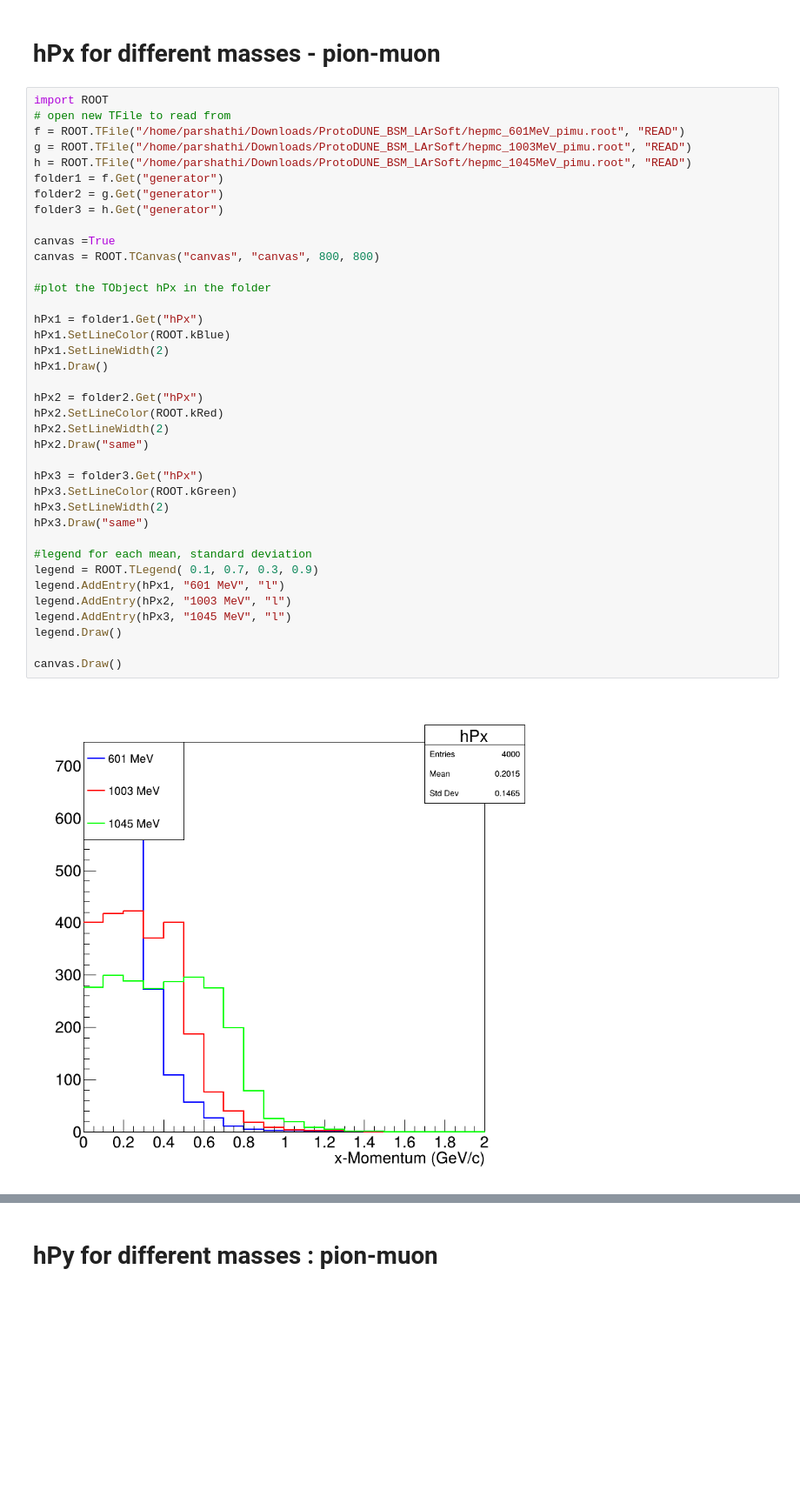
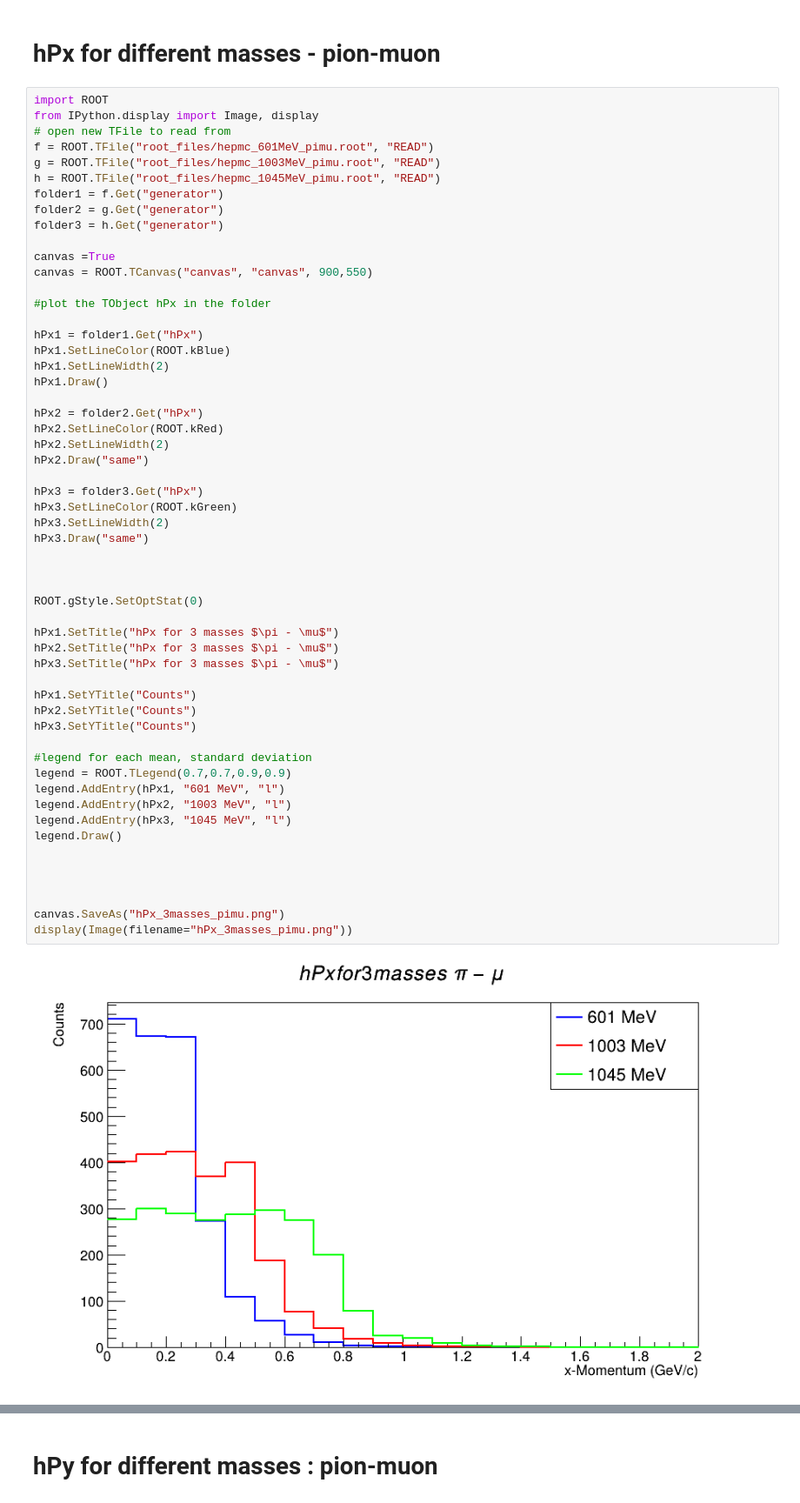
Before and after one commit to Parshathi/ProtoDUNE_BSM_LArSoft, a Jupyter notebook: Plots_diff_mass.ipynb, the cells around one changed output, grey strips where cells are left out. Shown: that part at 87% size. Saved outputs shown, nothing was run; the diff lists cells and outputs as text; blank space fills up the shorter version.

```diff
--- a/Plots_diff_mass.ipynb
+++ b/Plots_diff_mass.ipynb
@@ -131,41 +186,58 @@ Warning in <TLegend::Paint>: Legend too large to be automatically placed; a defa
 # hPx for different masses - pion-muon
 # %%
 import ROOT
+from IPython.display import Image, display
 # open new TFile to read from
-f = ROOT.TFile("/home/parshathi/Downloads/ProtoDUNE_BSM_LArSoft/hepmc_601MeV_pimu.root", "READ")
-g = ROOT.TFile("/home/parshathi/Downloads/ProtoDUNE_BSM_LArSoft/hepmc_1003MeV_pimu.root", "READ")
-h = ROOT.TFile("/home/parshathi/Downloads/ProtoDUNE_BSM_LArSoft/hepmc_1045MeV_pimu.root", "READ")
+f = ROOT.TFile("root_files/hepmc_601MeV_pimu.root", "READ")
+g = ROOT.TFile("root_files/hepmc_1003MeV_pimu.root", "READ")
+h = ROOT.TFile("root_files/hepmc_1045MeV_pimu.root", "READ")
 folder1 = f.Get("generator")
 folder2 = g.Get("generator")
 folder3 = h.Get("generator")
 
 canvas =True
-canvas = ROOT.TCanvas("canvas", "canvas", 800, 800)
+canvas = ROOT.TCanvas("canvas", "canvas", 900,550)
 
 #plot the TObject hPx in the folder
 
 hPx1 = folder1.Get("hPx")
 hPx1.SetLineColor(ROOT.kBlue)
 hPx1.SetLineWidth(2)
 hPx1.Draw()
 
 hPx2 = folder2.Get("hPx")
 hPx2.SetLineColor(ROOT.kRed)
 hPx2.SetLineWidth(2)
 hPx2.Draw("same")
 
 hPx3 = folder3.Get("hPx")
 hPx3.SetLineColor(ROOT.kGreen)
 hPx3.SetLineWidth(2)
 hPx3.Draw("same")
 
+
+
+ROOT.gStyle.SetOptStat(0)
+
+hPx1.SetTitle("hPx for 3 masses $\pi - \mu$")
+hPx2.SetTitle("hPx for 3 masses $\pi - \mu$")
+hPx3.SetTitle("hPx for 3 masses $\pi - \mu$")
+
+hPx1.SetYTitle("Counts")
+hPx2.SetYTitle("Counts")
+hPx3.SetYTitle("Counts")
+
 #legend for each mean, standard deviation
-legend = ROOT.TLegend( 0.1, 0.7, 0.3, 0.9)
+legend = ROOT.TLegend(0.7,0.7,0.9,0.9)
 legend.AddEntry(hPx1, "601 MeV", "l")
 legend.AddEntry(hPx2, "1003 MeV", "l")
 legend.AddEntry(hPx3, "1045 MeV", "l")
 legend.Draw()
 
-canvas.Draw()
+
+
+
+canvas.SaveAs("hPx_3masses_pimu.png")
+display(Image(filename="hPx_3masses_pimu.png"))
 # %% [output]
-[figure, old version]
+[figure, new version]
```
Also changed, not shown: parts of 10 cells of this notebook, 2 other files.
